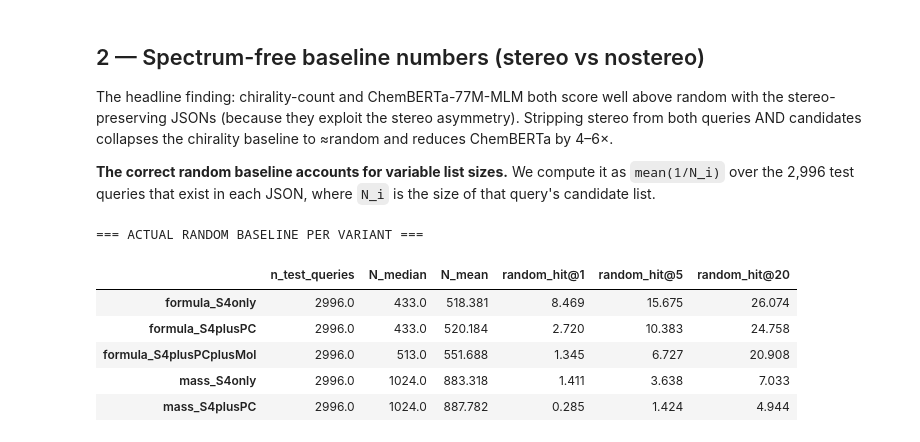
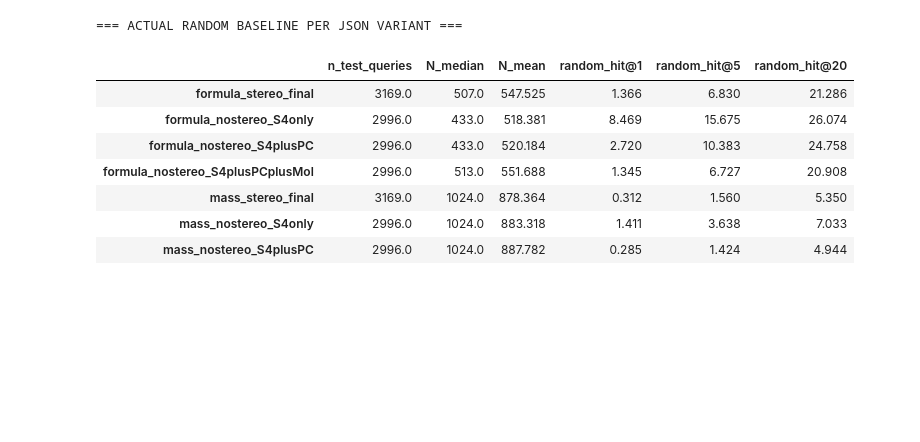
Before and after one commit to roman-bushuiev/MassSpecGym, a Jupyter notebook: notebooks/massspecgym_in_the_wild/evaluation_s4.ipynb, the cells around one changed output. Drawn from its saved outputs; the diff is of its cells as text; code cells hidden in the pictures; blank space fills up the shorter version.

```diff
--- a/notebooks/massspecgym_in_the_wild/evaluation_s4.ipynb
+++ b/notebooks/massspecgym_in_the_wild/evaluation_s4.ipynb
@@ -114,47 +141,43 @@ MSG test queries with stereo markers: 32.4%
-# %% [markdown]
-## 2 — Spectrum-free baseline numbers (stereo vs nostereo)
-
-The headline finding: chirality-count and ChemBERTa-77M-MLM both score
-well above random with the stereo-preserving JSONs (because they exploit
-the stereo asymmetry). Stripping stereo from both queries AND candidates
-collapses the chirality baseline to ≈random and reduces ChemBERTa by 4–6×.
-
-**The correct random baseline accounts for variable list sizes.** We
-compute it as `mean(1/N_i)` over the 2,996 test queries that exist in each
-JSON, where `N_i` is the size of that query's candidate list.
 # %%
-# Theoretical random per JSON variant.
-VARIANTS = {
-    'formula_S4only':           DATA / 'MassSpecGym_S4_retrieval_candidates_formula_nostereo.json',
-    'formula_S4plusPC':         DATA / 'MassSpecGym_S4plusPC_retrieval_candidates_formula_nostereo.json',
-    'formula_S4plusPCplusMol':  DATA / 'MassSpecGym_S4plusPCplusMol_retrieval_candidates_formula_nostereo.json',
-    'mass_S4only':              DATA / 'MassSpecGym_S4_retrieval_candidates_mass_nostereo.json',
-    'mass_S4plusPC':            DATA / 'MassSpecGym_S4plusPC_retrieval_candidates_mass_nostereo.json',
+# Random baselines per JSON variant. Includes stereo variants too so the
+# headline ratios are reproducible from the raw pkls.
+tsv = pd.read_csv(DATA / 'MassSpecGym1.5.tsv', sep='\t', usecols=['smiles', 'fold'])
+tsv_ns = pd.read_csv(DATA / 'MassSpecGym1.5_nostereo.tsv', sep='\t', usecols=['smiles', 'fold'])
+test_s = set(tsv[tsv['fold']=='test']['smiles'].dropna().unique())
+test_ns = set(tsv_ns[tsv_ns['fold']=='test']['smiles'].dropna().unique())
+
+JSONS = {
+    'formula_stereo_final':   (DATA / 'MassSpecGym_S4plusPCplusMol_retrieval_candidates_formula.json', test_s),
+    'formula_nostereo_S4only':    (DATA / 'MassSpecGym_S4_retrieval_candidates_formula_nostereo.json',    test_ns),
+    'formula_nostereo_S4plusPC':  (DATA / 'MassSpecGym_S4plusPC_retrieval_candidates_formula_nostereo.json',test_ns),
+    'formula_nostereo_S4plusPCplusMol': (DATA / 'MassSpecGym_S4plusPCplusMol_retrieval_candidates_formula_nostereo.json', test_ns),
+    'mass_stereo_final':      (DATA / 'MassSpecGym_S4plusPC_retrieval_candidates_mass.json', test_s),
+    'mass_nostereo_S4only':       (DATA / 'MassSpecGym_S4_retrieval_candidates_mass_nostereo.json',       test_ns),
+    'mass_nostereo_S4plusPC':     (DATA / 'MassSpecGym_S4plusPC_retrieval_candidates_mass_nostereo.json',  test_ns),
 }
 
-tsv_ns = pd.read_csv(DATA / 'MassSpecGym1.5_nostereo.tsv', sep='\t', usecols=['smiles', 'fold'])
-test_smi_ns = set(tsv_ns[tsv_ns['fold']=='test']['smiles'].dropna().unique())
-
-random_baselines = {}
-for label, path in VARIANTS.items():
-    with path.open() as f: d = json.load(f)
-    Ns = np.asarray([len(d[q]) for q in test_smi_ns if q in d], dtype=float)
-    random_baselines[label] = {
+def random_baseline(json_path, query_set):
+    with json_path.open() as f: d = json.load(f)
+    Ns = np.asarray([len(d[q]) for q in query_set if q in d], dtype=float)
+    return {
         'n_test_queries': len(Ns),
-        'N_median': int(np.median(Ns)),
-        'N_mean':   float(Ns.mean()),
+        'N_median': int(np.median(Ns)), 'N_mean': float(Ns.mean()),
         'random_hit@1':  float(np.mean(1/Ns) * 100),
         'random_hit@5':  float(np.mean(np.minimum(5, Ns)/Ns) * 100),
         'random_hit@20': float(np.mean(np.minimum(20, Ns)/Ns) * 100),
     }
-df_r = pd.DataFrame(random_baselines).T
-print('=== ACTUAL RANDOM BASELINE PER VARIANT ===')
-display(df_r.round(3))
+
+baselines = {k: random_baseline(p, q) for k, (p, q) in JSONS.items()}
+df_b = pd.DataFrame(baselines).T
+print('=== ACTUAL RANDOM BASELINE PER JSON VARIANT ===')
+display(df_b.round(3))
 # %% [output]
-=== ACTUAL RANDOM BASELINE PER VARIANT ===
+=== ACTUAL RANDOM BASELINE PER JSON VARIANT ===
 |  | n_test_queries | N_median | N_mean | random_hit@1 | random_hit@5 | random_hit@20 |
-| formula_S4only | 2996.0 | 433.0 | 518.381 | 8.469 | 15.675 | 26.074 |
-| formula_S4plusPC | 2996.0 | 433.0 | 520.184 | 2.720 | 10.383 | 24.758 |
-| formula_S4plusPCplusMol | 2996.0 | 513.0 | 551.688 | 1.345 | 6.727 | 20.908 |
-| mass_S4only | 2996.0 | 1024.0 | 883.318 | 1.411 | 3.638 | 7.033 |
-| mass_S4plusPC | 2996.0 | 1024.0 | 887.782 | 0.285 | 1.424 | 4.944 |
+| formula_stereo_final | 3169.0 | 507.0 | 547.525 | 1.366 | 6.830 | 21.286 |
+| formula_nostereo_S4only | 2996.0 | 433.0 | 518.381 | 8.469 | 15.675 | 26.074 |
+| formula_nostereo_S4plusPC | 2996.0 | 433.0 | 520.184 | 2.720 | 10.383 | 24.758 |
+| formula_nostereo_S4plusPCplusMol | 2996.0 | 513.0 | 551.688 | 1.345 | 6.727 | 20.908 |
+| mass_stereo_final | 3169.0 | 1024.0 | 878.364 | 0.312 | 1.560 | 5.350 |
+| mass_nostereo_S4only | 2996.0 | 1024.0 | 883.318 | 1.411 | 3.638 | 7.033 |
+| mass_nostereo_S4plusPC | 2996.0 | 1024.0 | 887.782 | 0.285 | 1.424 | 4.944 |
```
Also changed, not shown: parts of 23 cells of this notebook, 3 other files.
